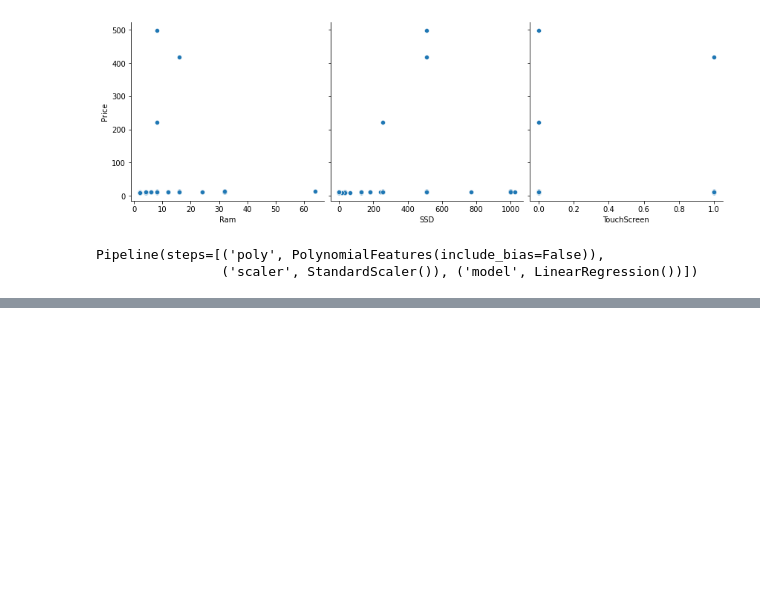
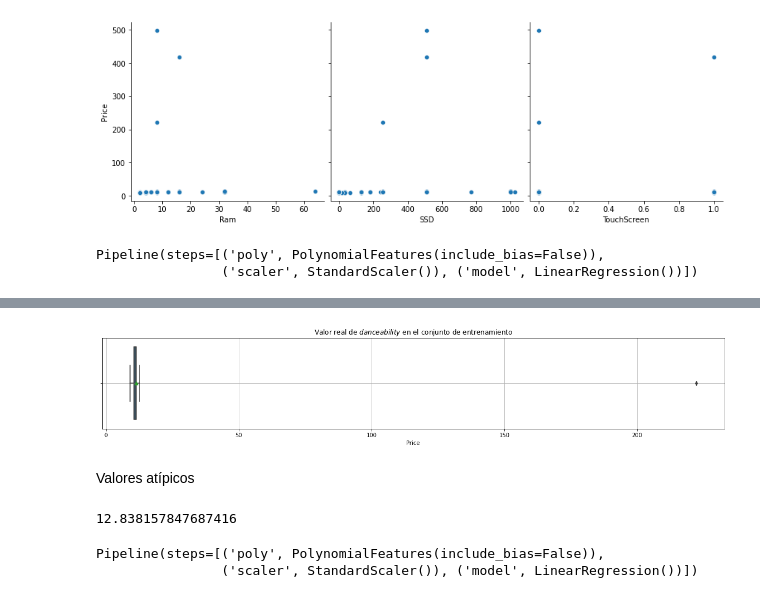
Before and after one commit to montejs3/Bi, a Jupyter notebook: LabBi/Lab2-Regresion/lab2.ipynb, the cells around one changed output, grey strips where cells are left out. Cells and saved outputs as stored; diff of their text form; code cells hidden in the pictures; blank space fills up the shorter version.

```diff
--- a/LabBi/Lab2-Regresion/lab2.ipynb
+++ b/LabBi/Lab2-Regresion/lab2.ipynb
@@ -445,0 +546,18 @@ AttributeError: 'PolynomialFeatures' object has no attribute 'get_feature_name_o
+# %%
+plt.figure(figsize = (20, 3))
+sns.boxplot(x = y_train, showmeans = True, orient = 'h')
+plt.title('Valor real de $\t{danceability}$ en el conjunto de entrenamiento')
+plt.grid()
+plt.show()
+# %% [output]
+[figure, added]
+# %% [markdown]
+Valores atípicos
+# %%
+q1 = y_train.quantile(0.25)
+q3 = y_train.quantile(0.75)
+iqr = q3 - q1
+threshold = q3 + 1.5 * iqr
+threshold
+# %% [output]
+12.838157847687416
@@ -445,0 +570,5 @@ AttributeError: 'PolynomialFeatures' object has no attribute 'get_feature_name_o
+# %%
+pipeline.fit(X_train[features2], y_train)
+# %% [output]
+Pipeline(steps=[('poly', PolynomialFeatures(include_bias=False)),
+                ('scaler', StandardScaler()), ('model', LinearRegression())])
```
Also changed, not shown: parts of 21 cells of this notebook.
